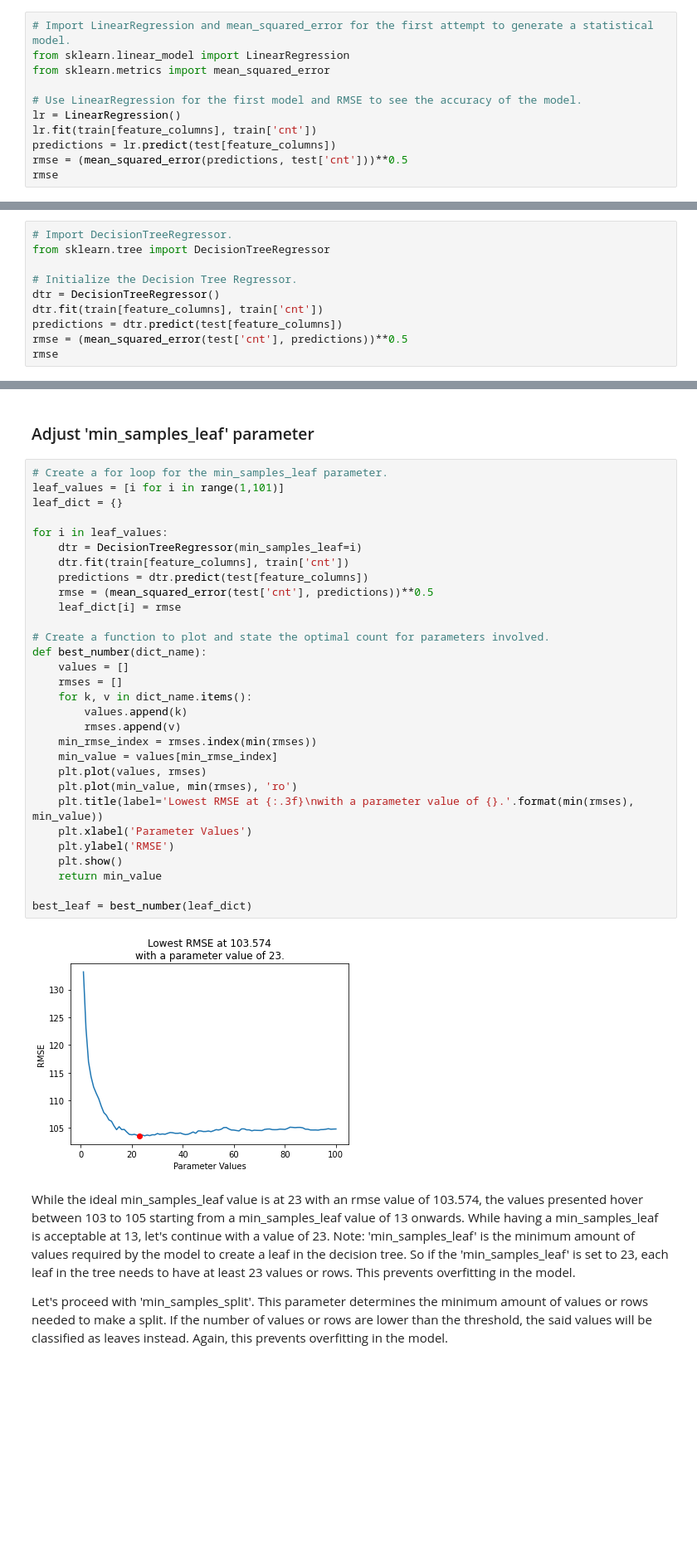
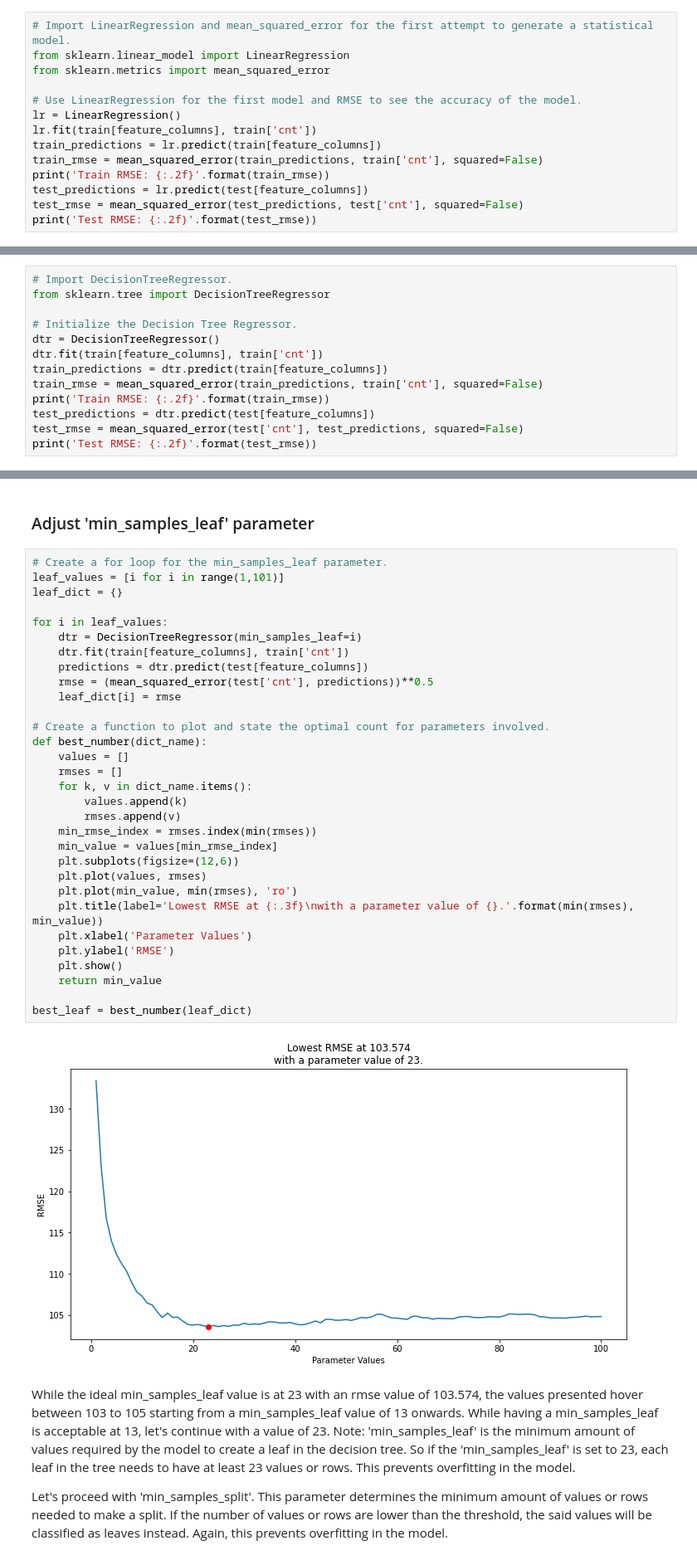
Before and after one commit to abwromero/portfolio, a Jupyter notebook: Bike Rentals.ipynb, the cells around one changed output, grey strips where cells are left out. Shown at 83% size. Saved outputs shown, nothing was run; the diff lists cells and outputs as text; blank space fills up the shorter version.

```diff
--- a/Bike Rentals.ipynb
+++ b/Bike Rentals.ipynb
@@ -159,7 +159,10 @@ from sklearn.metrics import mean_squared_error
 # Use LinearRegression for the first model and RMSE to see the accuracy of the model.
 lr = LinearRegression()
 lr.fit(train[feature_columns], train['cnt'])
-predictions = lr.predict(test[feature_columns])
-rmse = (mean_squared_error(predictions, test['cnt']))**0.5
-rmse
+train_predictions = lr.predict(train[feature_columns])
+train_rmse = mean_squared_error(train_predictions, train['cnt'], squared=False)
+print('Train RMSE: {:.2f}'.format(train_rmse))
+test_predictions = lr.predict(test[feature_columns])
+test_rmse = mean_squared_error(test_predictions, test['cnt'], squared=False)
+print('Test RMSE: {:.2f}'.format(test_rmse))
 # %% [output]
@@ -175,7 +179,10 @@ from sklearn.tree import DecisionTreeRegressor
 # Initialize the Decision Tree Regressor.
 dtr = DecisionTreeRegressor()
 dtr.fit(train[feature_columns], train['cnt'])
-predictions = dtr.predict(test[feature_columns])
-rmse = (mean_squared_error(test['cnt'], predictions))**0.5
-rmse
+train_predictions = dtr.predict(train[feature_columns])
+train_rmse = mean_squared_error(train_predictions, train['cnt'], squared=False)
+print('Train RMSE: {:.2f}'.format(train_rmse))
+test_predictions = dtr.predict(test[feature_columns])
+test_rmse = mean_squared_error(test['cnt'], test_predictions, squared=False)
+print('Test RMSE: {:.2f}'.format(test_rmse))
 # %% [output]
@@ -190,34 +198,35 @@ For this, we can tweak the parameters 'min_samples_leaf', 'min_samples_split', a
 # Create a for loop for the min_samples_leaf parameter.
 leaf_values = [i for i in range(1,101)]
 leaf_dict = {}
 
 for i in leaf_values:
     dtr = DecisionTreeRegressor(min_samples_leaf=i)
     dtr.fit(train[feature_columns], train['cnt'])
     predictions = dtr.predict(test[feature_columns])
     rmse = (mean_squared_error(test['cnt'], predictions))**0.5
     leaf_dict[i] = rmse
 
 # Create a function to plot and state the optimal count for parameters involved.
 def best_number(dict_name):
     values = []
     rmses = []
     for k, v in dict_name.items():
         values.append(k)
         rmses.append(v)
     min_rmse_index = rmses.index(min(rmses))
     min_value = values[min_rmse_index]
+    plt.subplots(figsize=(12,6))
     plt.plot(values, rmses)
     plt.plot(min_value, min(rmses), 'ro')
     plt.title(label='Lowest RMSE at {:.3f}\nwith a parameter value of {}.'.format(min(rmses), min_value))
     plt.xlabel('Parameter Values')
     plt.ylabel('RMSE')
     plt.show()
     return min_value
 
 best_leaf = best_number(leaf_dict)
 # %% [output]
-[figure, old version]
+[figure, new version]
 # %% [markdown]
 While the ideal min_samples_leaf value is at 23 with an rmse value of 103.574, the values presented hover between 103 to 105 starting from a min_samples_leaf value of 13 onwards. While having a min_samples_leaf is acceptable at 13, let's continue with a value of 23. Note: 'min_samples_leaf' is the minimum amount of values required by the model to create a leaf in the decision tree. So if the 'min_samples_leaf' is set to 23, each leaf in the tree needs to have at least 23 values or rows. This prevents overfitting in the model.
 
```
Also changed, not shown: parts of 26 cells of this notebook.
